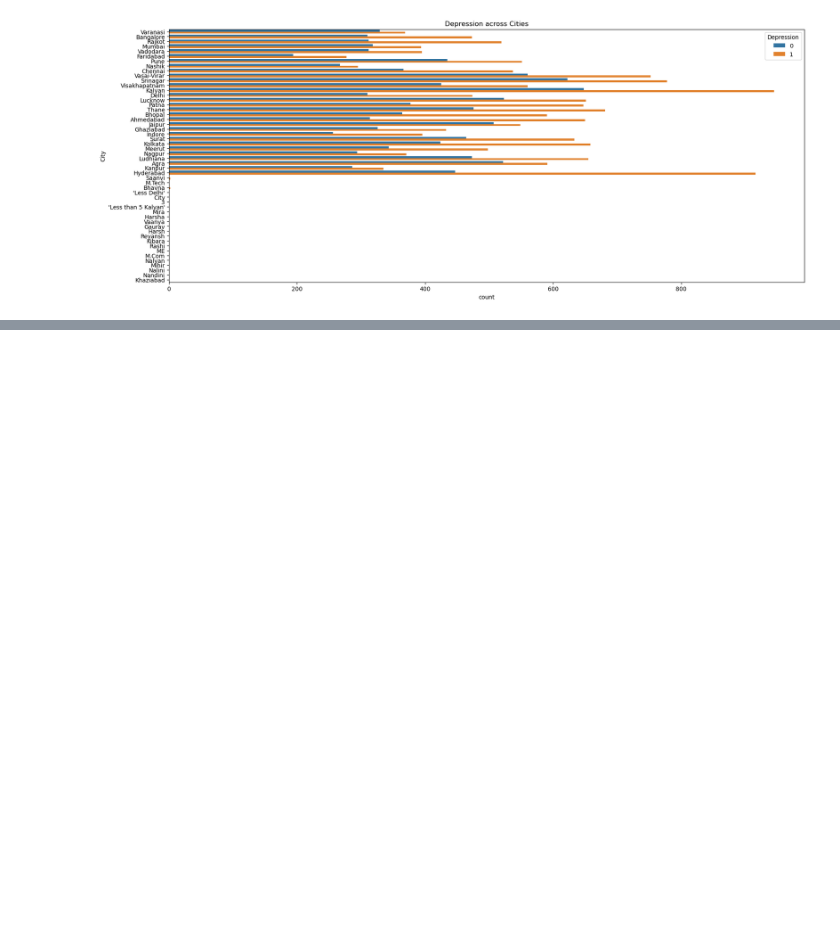
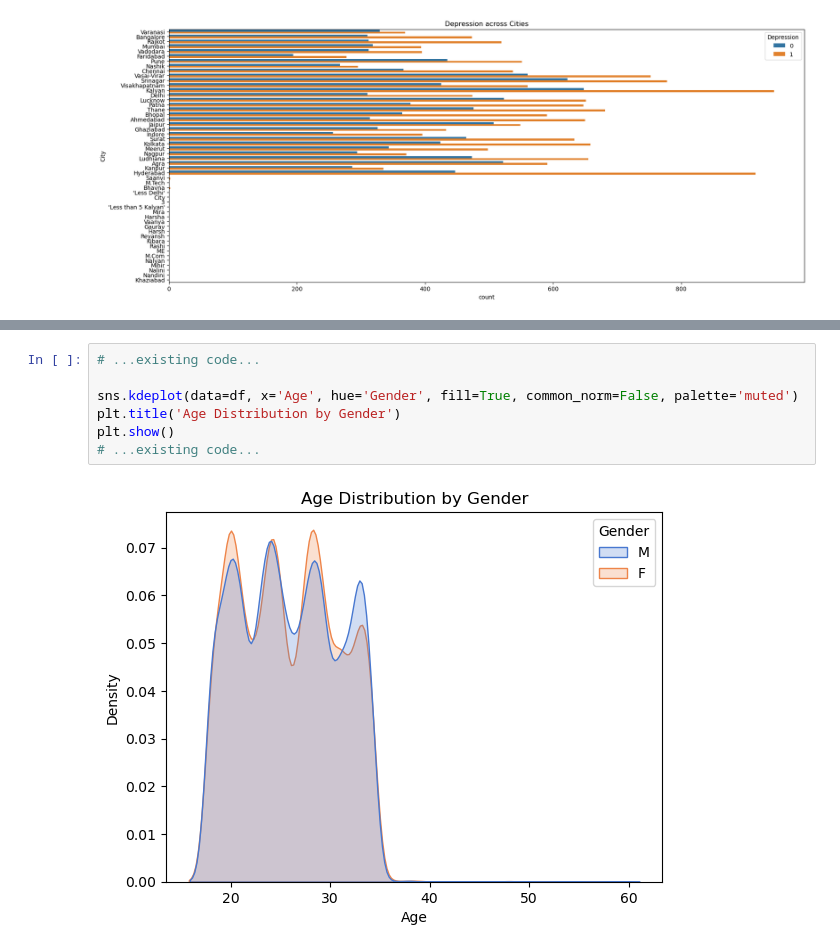
Before and after one commit to DanishShaikh18/Student-Mental-Health-Analysis, a Jupyter notebook: eda.ipynb, the cells around one changed output, grey strips where cells are left out. Drawn from its saved outputs; the diff is of its cells as text; blank space fills up the shorter version.

```diff
--- a/eda.ipynb
+++ b/eda.ipynb
@@ -94,0 +141,9 @@ plt.show()
+# %%
+# ...existing code...
+
+sns.kdeplot(data=df, x='Age', hue='Gender', fill=True, common_norm=False, palette='muted')
+plt.title('Age Distribution by Gender')
+plt.show()
+# ...existing code...
+# %% [output]
+[figure, added]
```
Also changed, not shown: parts of 11 cells of this notebook, 4 other files.
